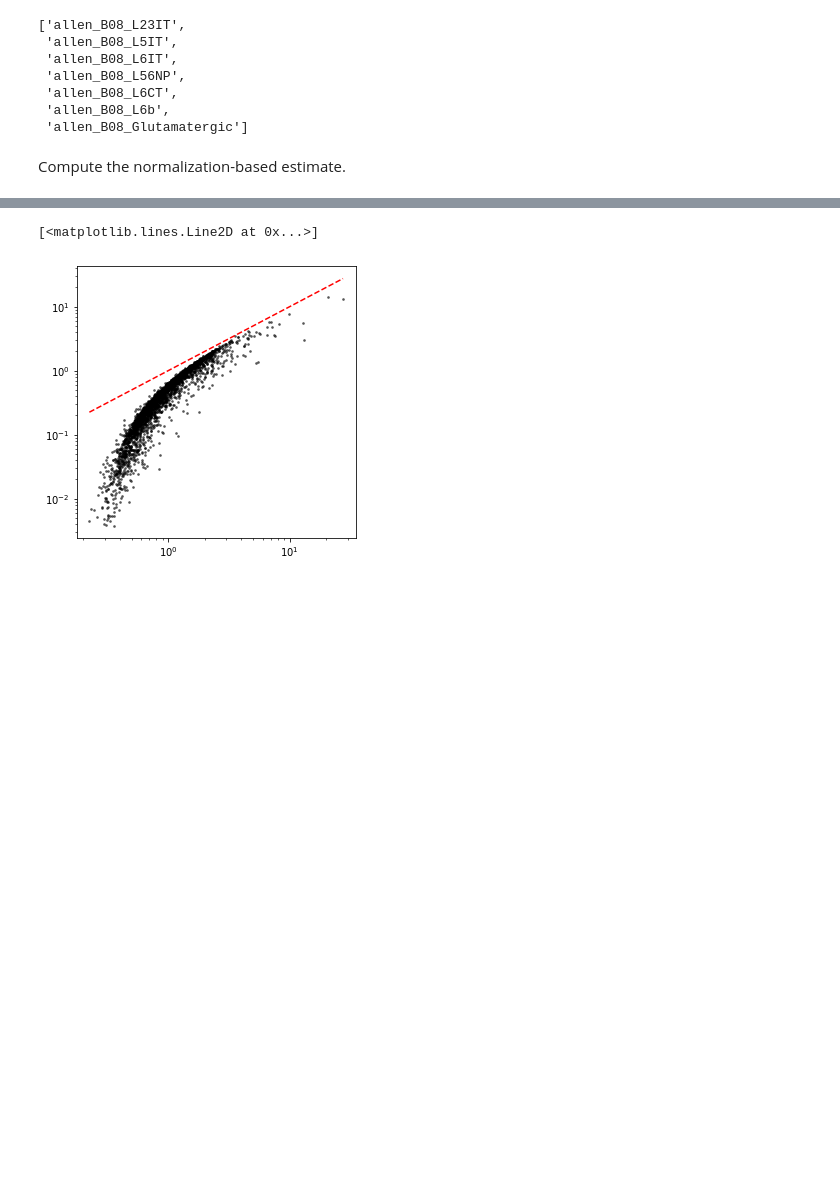
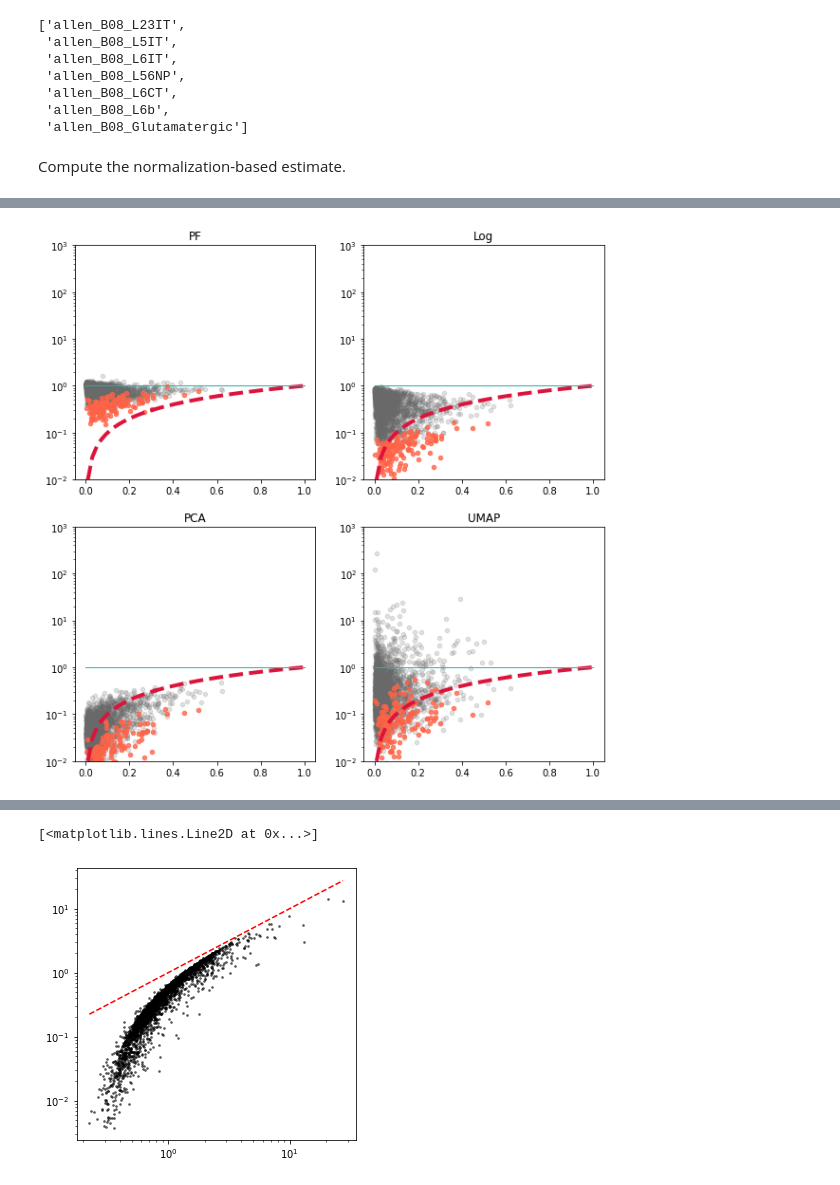
Before and after one commit to pachterlab/monod_examples, a Jupyter notebook: manuscript_computation/gg220602_allen_cellsubtypes_norm.ipynb, the cells around one changed output, grey strips where cells are left out. Cells and saved outputs as stored; diff of their text form; code cells hidden in the pictures; blank space fills up the shorter version.

```diff
--- a/manuscript_computation/gg220602_allen_cellsubtypes_norm.ipynb
+++ b/manuscript_computation/gg220602_allen_cellsubtypes_norm.ipynb
@@ -73,0 +156,24 @@ Snorm_nolog = monod.extract_data.normalize_count_matrix(S, sizefactor='pf', logn
+# %%
+fig1,ax1 = plt.subplots(2,2,figsize=(10,10))
+
+titles = ['PF','Log','PCA','UMAP']
+q = np.quantile(mean_total,0.95)
+gf = mean_total<q
+for k in range(4):
+    axloc = np.unravel_index(k,(2,2))
+    ax1[axloc].scatter(f_modelfree[gf],variances[k+1][gf]/variances[0][gf],20,'dimgrey',alpha=0.2)
+    ax1[axloc].scatter(f_modelfree[~gf],variances[k+1][~gf]/variances[0][~gf],20,'tomato',alpha=0.8)
+    xl = np.linspace(0.01,1)
+#     plt.xlabel('Lower bound on biological variance fraction',fontsize=fs)
+#     plt.ylabel('Fraction of biological variance \n predicted by normalization',fontsize=fs)
+    ax1[axloc].plot(xl,xl,'--',c='crimson',linewidth=4)
+    ax1[axloc].plot([0,1],[1,1],'-',c='lightseagreen',linewidth=1)
+
+    ax1[axloc].set_title(titles[k])
+    ax1[axloc].set_yscale('log')
+    ax1[axloc].set_ylim([1e-2,1e3])
+
+# fig_string = sr.batch_analysis_string+'/norm_var_limit_clusters.png'
+# plt.savefig(fig_string,dpi=450)
+# %% [output]
+[figure, added]
```
Also changed, not shown: parts of 19 cells of this notebook, 1 other file.
